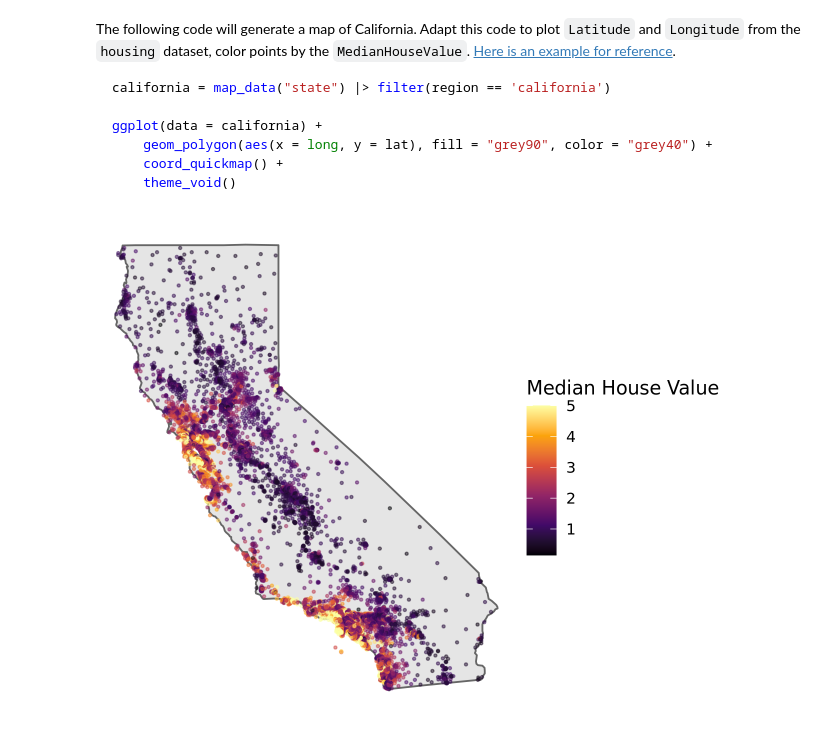
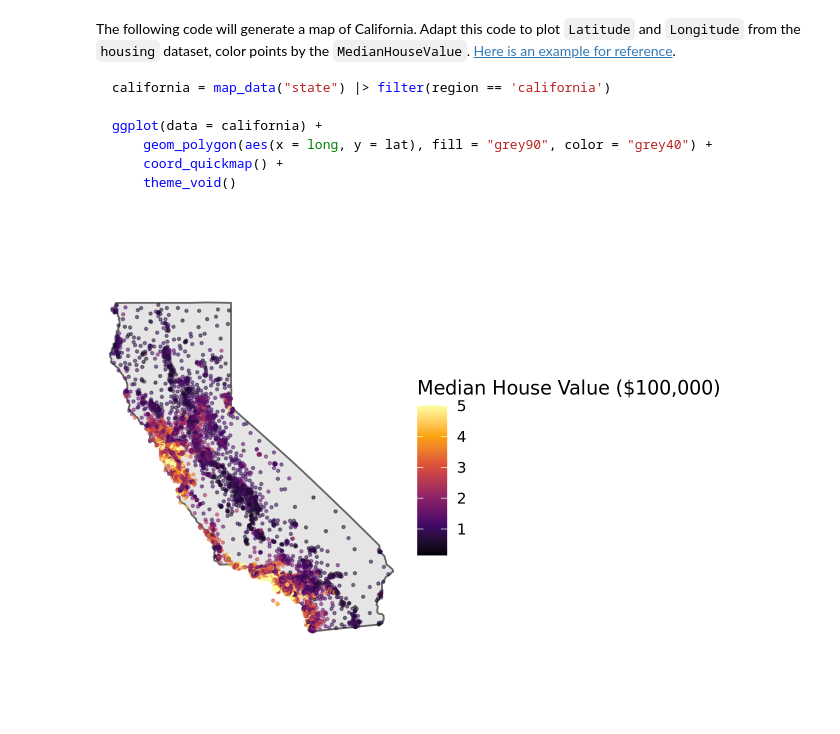
Before and after one commit to UNC-DATA-730/unit-11-assignment-JasperSylvestre, a Jupyter notebook: assignment11.ipynb, the cells around one changed output. Cells and saved outputs as stored; diff of their text form; code cells hidden in the pictures.

```diff
--- a/assignment11.ipynb
+++ b/assignment11.ipynb
@@ -183,19 +185,19 @@ ggplot(data = california) +
 # %%
 california = map_data("state") |> filter(region == 'california')
 
 ggplot() +
     geom_polygon(data=california,
                  aes(x=long, y=lat),
                  fill="grey90",
                  color="grey40") +
     geom_point(data=housing,
                aes(x=Longitude,
                    y=Latitude,
                    color=MedianHouseValue),
                size=0.5,
                alpha=0.5) +
-    scale_color_viridis_c(option="inferno", name="Median House Value")+
+    scale_color_viridis_c(option="inferno", name="Median House Value ($100,000)")+
     coord_quickmap() +
     theme_void()
 # %% [output]
-[figure, old version]
+[figure, new version]
```
Also changed, not shown: parts of 5 cells of this notebook.
